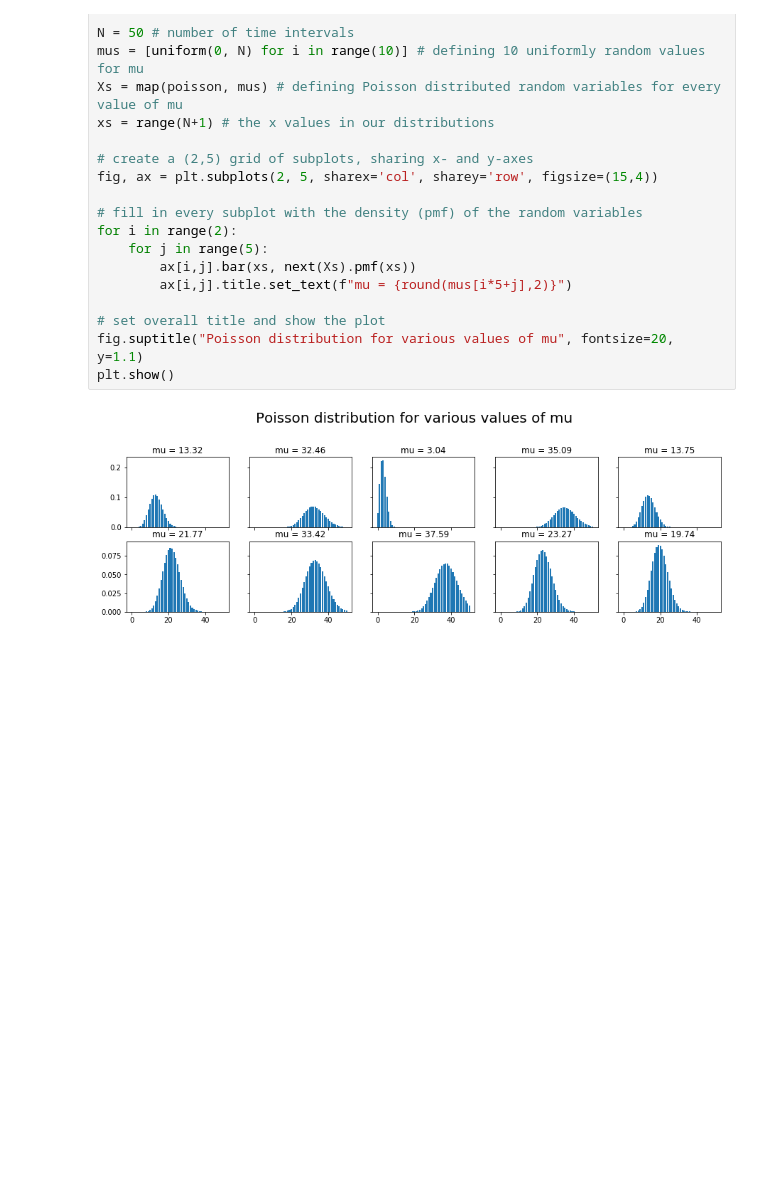
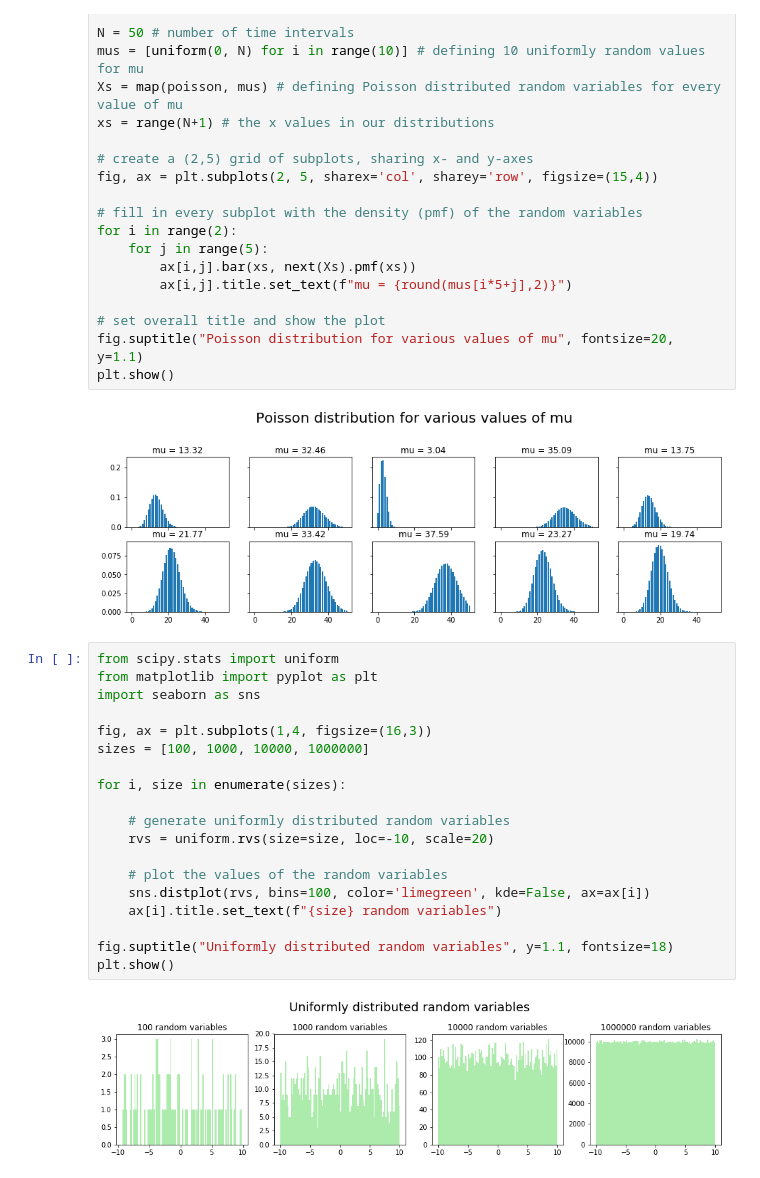
Before and after one commit to saattrupdan/saattrupdan.github.io, a Jupyter notebook: testbook.ipynb, the cells around one changed output. Cells and saved outputs as stored; diff of their text form; blank space fills up the shorter version.

Commit message:
added plots and code

```diff
--- a/testbook.ipynb
+++ b/testbook.ipynb
@@ -88,3 +88,24 @@ fig.suptitle("Poisson distribution for various values of mu", fontsize=20, y=1.1
 plt.show()
 # %% [output]
 [figure]
+# %%
+from scipy.stats import uniform
+from matplotlib import pyplot as plt
+import seaborn as sns
+
+fig, ax = plt.subplots(1,4, figsize=(16,3))
+sizes = [100, 1000, 10000, 1000000]
+
+for i, size in enumerate(sizes):
+
+    # generate uniformly distributed random variables
+    rvs = uniform.rvs(size=size, loc=-10, scale=20)
+
+    # plot the values of the random variables
+    sns.distplot(rvs, bins=100, color='limegreen', kde=False, ax=ax[i])
+    ax[i].title.set_text(f"{size} random variables")
+
+fig.suptitle("Uniformly distributed random variables", y=1.1, fontsize=18)
+plt.show()
+# %% [output]
+[figure, added]
```
Also changed, not shown: 2 other files.
